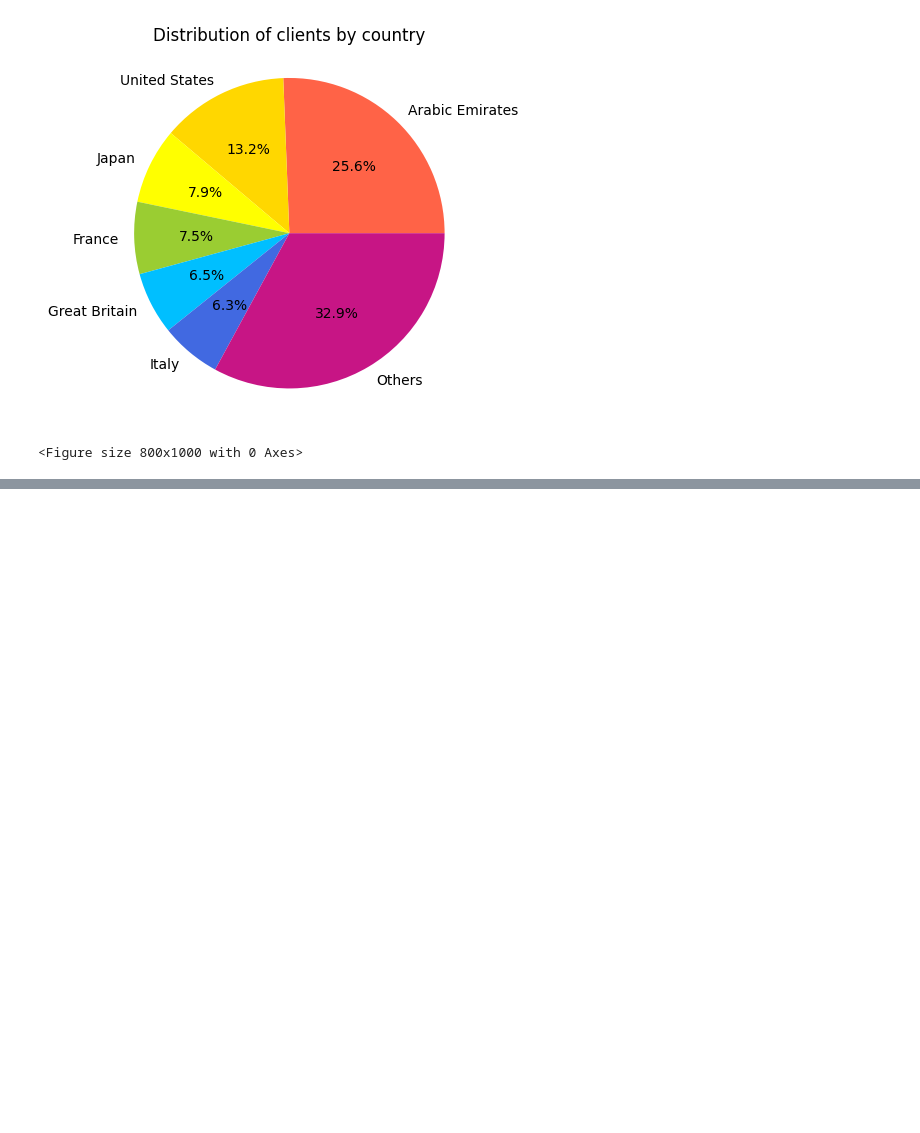
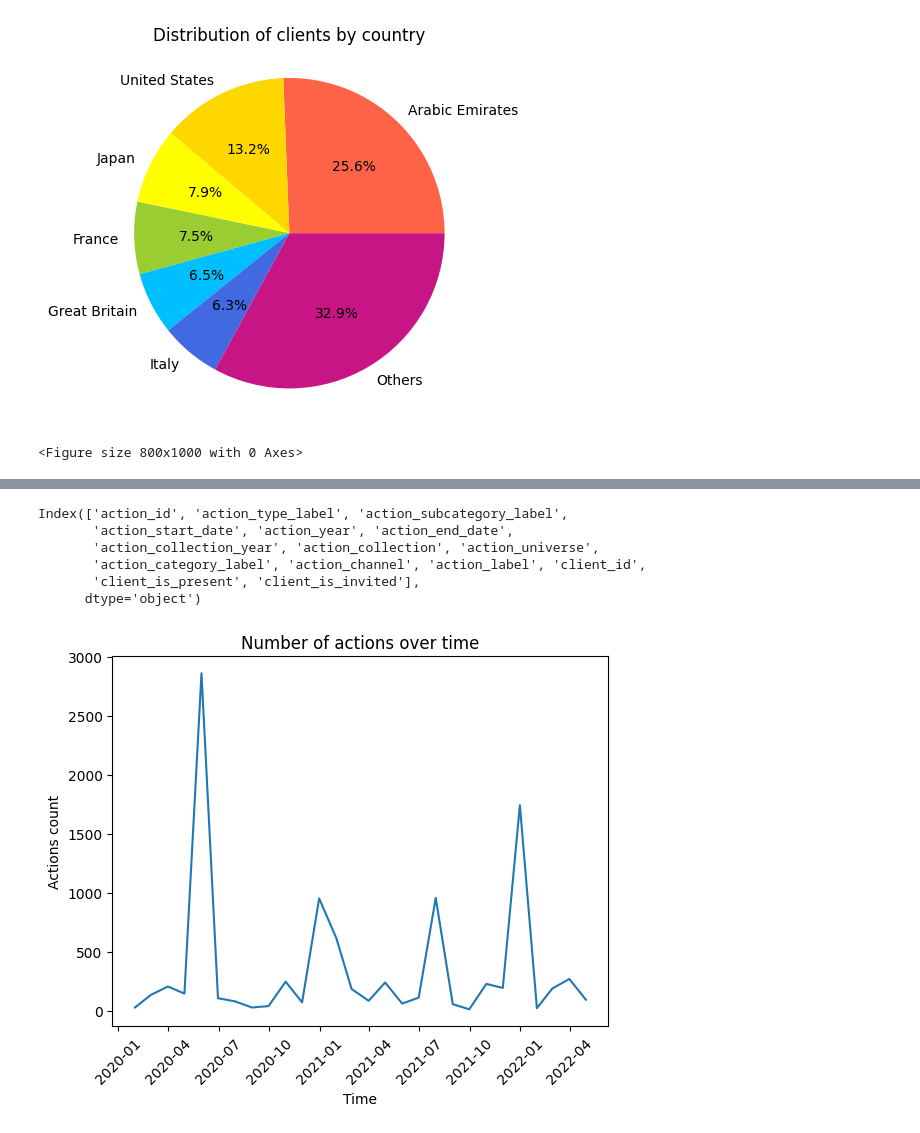
Before and after one commit to tesscln/XHEC-Eleven-Project, a Jupyter notebook: tess_eda.ipynb, the cells around one changed output, grey strips where cells are left out. Cells and saved outputs as stored; diff of their text form; code cells hidden in the pictures; blank space fills up the shorter version.

```diff
--- a/tess_eda.ipynb
+++ b/tess_eda.ipynb
@@ -208,0 +225,23 @@ plt.show()
+# %%
+actions.columns
+# %% [output]
+Index(['action_id', 'action_type_label', 'action_subcategory_label',
+       'action_start_date', 'action_year', 'action_end_date',
+       'action_collection_year', 'action_collection', 'action_universe',
+       'action_category_label', 'action_channel', 'action_label', 'client_id',
+       'client_is_present', 'client_is_invited'],
+      dtype='object')
+# %%
+number_actions = pd.DataFrame(actions.groupby('action_start_date', as_index=False)['action_id'].count())
+# %%
+agg2 = number_actions.set_index('action_start_date').resample("ME").sum()
+agg2.reset_index(inplace=True)
+
+plt.plot(agg2['action_start_date'], agg2['action_id'])
+plt.xticks(rotation=45)
+plt.title('Number of actions over time')
+plt.ylabel('Actions count')
+plt.xlabel('Time')
+plt.show()
+# %% [output]
+[figure, added]
```
Also changed, not shown: parts of 4 cells of this notebook.
